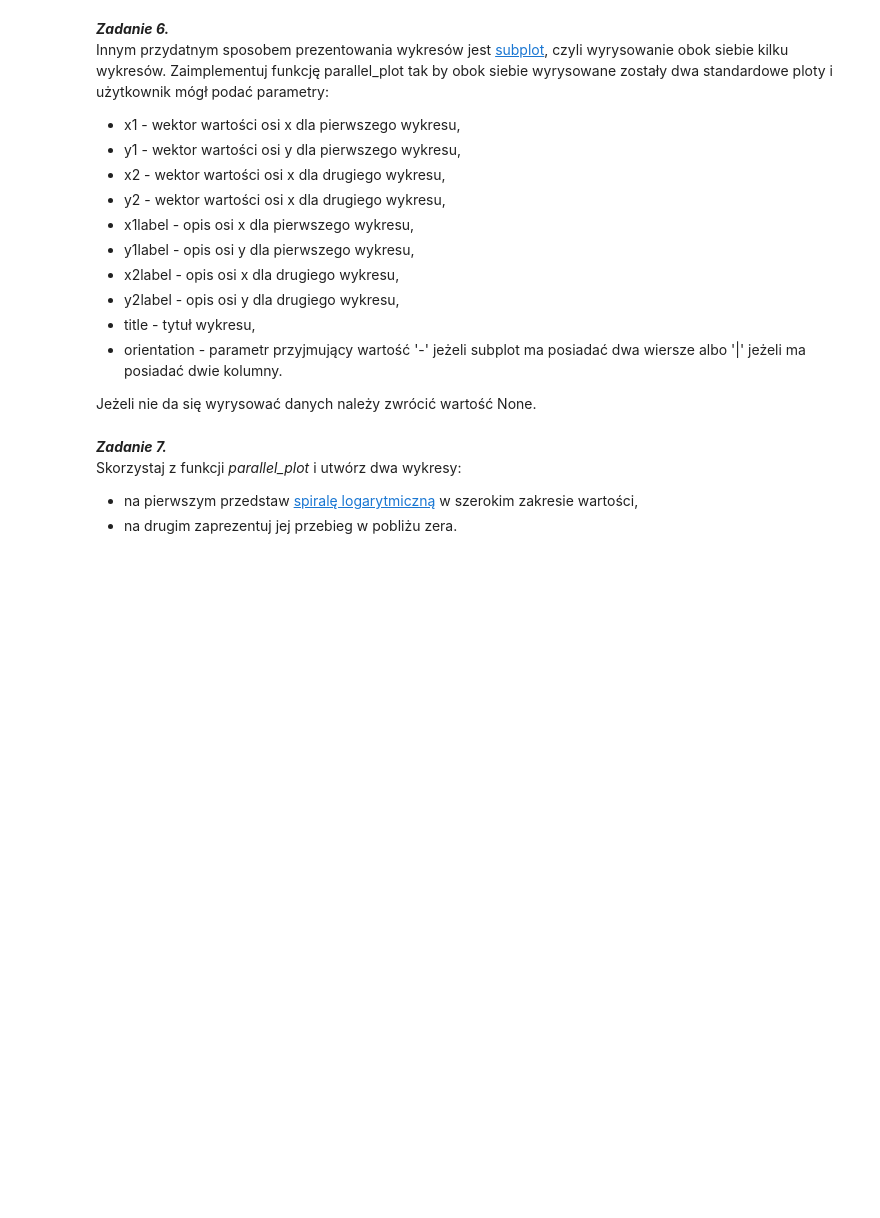
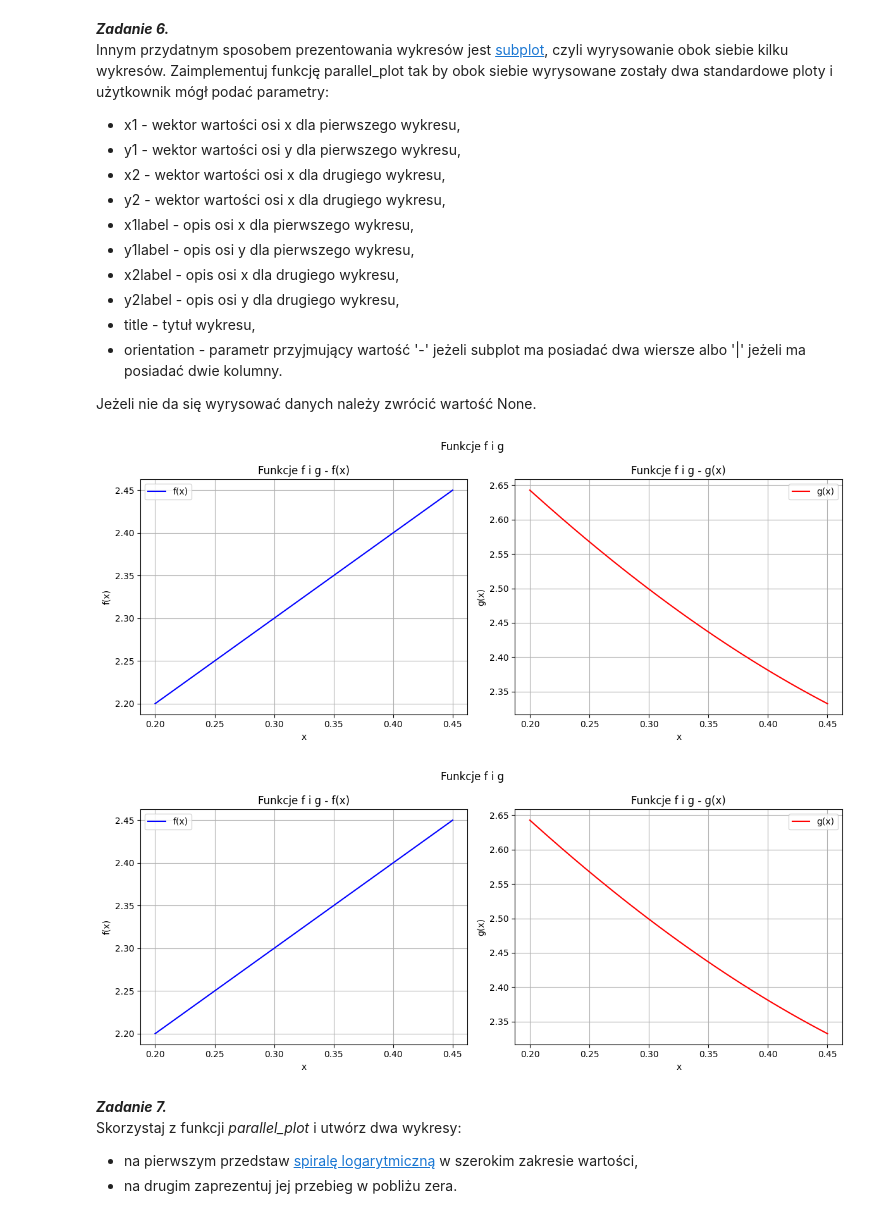
Before and after one commit to Igur7/MN-lab2, a Jupyter notebook: sprawozdanie.ipynb, the cells around one changed output. Cells and saved outputs as stored; diff of their text form; code cells hidden in the pictures; blank space fills up the shorter version.

```diff
--- a/sprawozdanie.ipynb
+++ b/sprawozdanie.ipynb
@@ -150,6 +224,44 @@ Innym przydatnym sposobem prezentowania wykresów jest [subplot](https://matplot
 - orientation - parametr przyjmujący wartość '-' jeżeli subplot ma posiadać dwa wiersze albo '|' jeżeli ma posiadać dwie kolumny.
 
 Jeżeli nie da się wyrysować danych należy zwrócić wartość None.
+# %%
+
+def parallel_plot(x1, y1, x2, y2, x1label, y1label, x2label, y2label, title, orientation=None):
+    if (x1.shape != y1.shape or x2.shape != y2.shape or
+        min(x1.shape) == 0 or min(x2.shape) == 0):
+        return None
+
+    if (
+    len(x1) != len(y1)
+    or len(x2) != len(y2)
+    or len(x1) == 0
+    or len(x2) == 0
+    or len(x1) != len(x2)
+    ):
+        return None
+
+    fig, (ax1, ax2) = plt.subplots(1, 2, figsize=(12, 5))
+
+    ax1.plot(x1, y1, 'b', label=y1label)
+    ax1.set(xlabel=x1label, ylabel=y1label)
+    ax1.set_title(f'{title} - {y1label}')
+    ax1.legend()
+    ax1.grid(True)
+
+    ax2.plot(x2, y2, 'r', label=y2label)
+    ax2.set(xlabel=x2label, ylabel=y2label)
+    ax2.set_title(f'{title} - {y2label}')
+    ax2.legend()
+    ax2.grid(True)
+
+    plt.suptitle(title)
+    plt.tight_layout()
+    plt.show()
+
+    return fig
+# %% [output]
+[figure, added]
+[figure, added]
 # %% [markdown]
 ***Zadanie 7.***
 Skorzystaj z funkcji *parallel_plot* i utwórz dwa wykresy:
```
Also changed, not shown: parts of 10 cells of this notebook, 1 other file.
